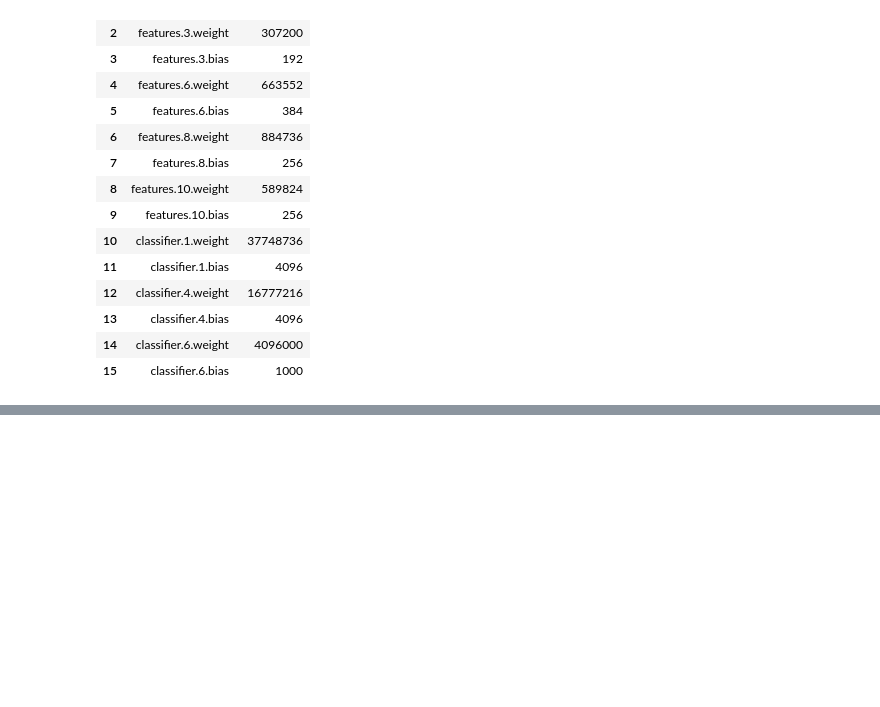
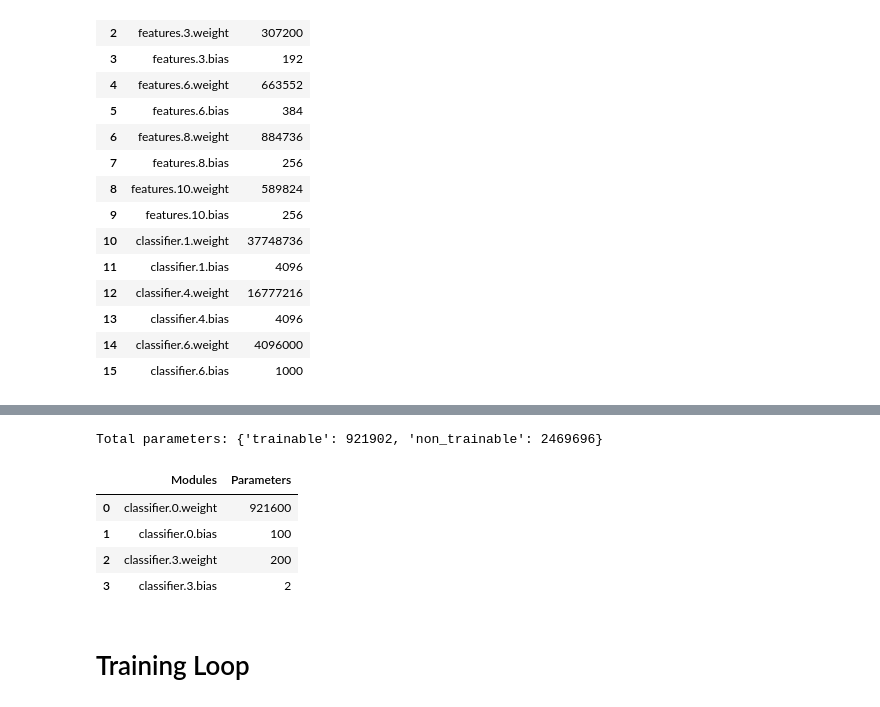
Before and after one commit to ds-fau-ck/PyTorch_Tutorial, a Jupyter notebook: Transfer_Learning/Transferlearning_with_PyTorch.ipynb, the cells around one changed output, grey strips where cells are left out. Drawn from its saved outputs; the diff is of its cells as text; code cells hidden in the pictures; blank space fills up the shorter version.

Commit message:
update with training with pretrained model

```diff
--- a/Transfer_Learning/Transferlearning_with_PyTorch.ipynb
+++ b/Transfer_Learning/Transferlearning_with_PyTorch.ipynb
@@ -235,0 +282,7 @@ Total parameters: {'trainable': 61100840, 'non_trainable': 0}
+# %%
+model.classifier=nn.Sequential(
+    nn.Linear(in_features=9216, out_features=100, bias=True),
+    nn.ReLU(inplace=True),
+    nn.Dropout(p=0.5, inplace=False),
+    nn.Linear(in_features=100, out_features=2, bias=True)
+)
@@ -235,0 +309,11 @@ Total parameters: {'trainable': 61100840, 'non_trainable': 0}
+# %%
+count_params(model)
+# %% [output]
+Total parameters: {'trainable': 921902, 'non_trainable': 2469696}
+|  | Modules | Parameters |
+| 0 | classifier.0.weight | 921600 |
+| 1 | classifier.0.bias | 100 |
+| 2 | classifier.3.weight | 200 |
+| 3 | classifier.3.bias | 2 |
+# %% [markdown]
+# Training Loop
```
Also changed, not shown: parts of 11 cells of this notebook.
